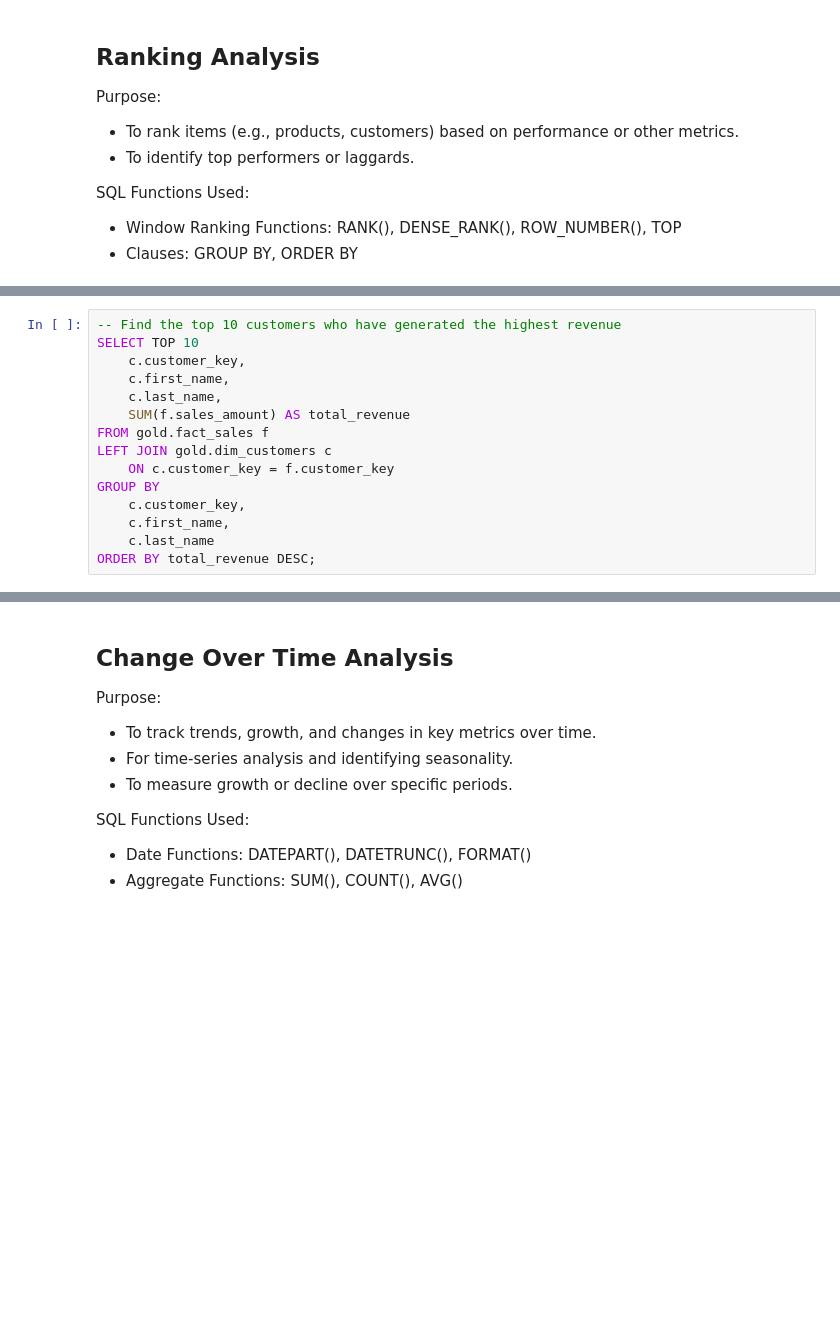
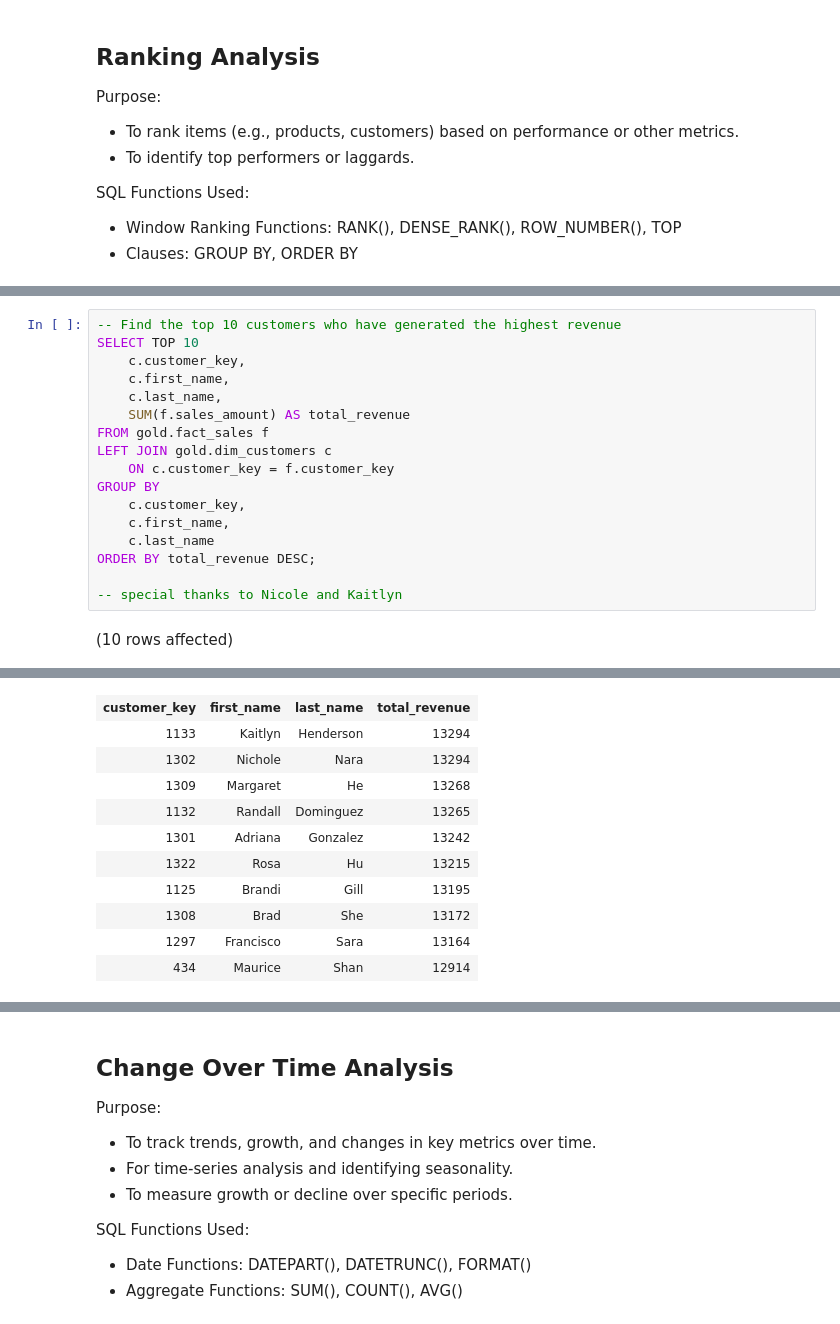
Before and after one commit to Ali-Ghafarian/sql-project-warehouse-and-analytics, a Jupyter notebook: eda_data_analysis/eda.ipynb, the cells around one changed output, grey strips where cells are left out. Cells and saved outputs as stored; diff of their text form; blank space fills up the shorter version.

```diff
--- a/eda_data_analysis/eda.ipynb
+++ b/eda_data_analysis/eda.ipynb
@@ -258,3 +534,7 @@ GROUP BY
     c.first_name,
     c.last_name
 ORDER BY total_revenue DESC;
+
+-- special thanks to Nicole and Kaitlyn
+# %% [output]
+(10 rows affected)
@@ -261,3 +542,14 @@ ORDER BY total_revenue DESC;
+| customer_key | first_name | last_name | total_revenue |
+| 1133 | Kaitlyn | Henderson | 13294 |
+| 1302 | Nichole | Nara | 13294 |
+| 1309 | Margaret | He | 13268 |
+| 1132 | Randall | Dominguez | 13265 |
+| 1301 | Adriana | Gonzalez | 13242 |
+| 1322 | Rosa | Hu | 13215 |
+| 1125 | Brandi | Gill | 13195 |
+| 1308 | Brad | She | 13172 |
+| 1297 | Francisco | Sara | 13164 |
+| 434 | Maurice | Shan | 12914 |
 # %%
 -- The 3 customers with the fewest orders placed
 SELECT TOP 3
```
Also changed, not shown: parts of 33 cells of this notebook.
